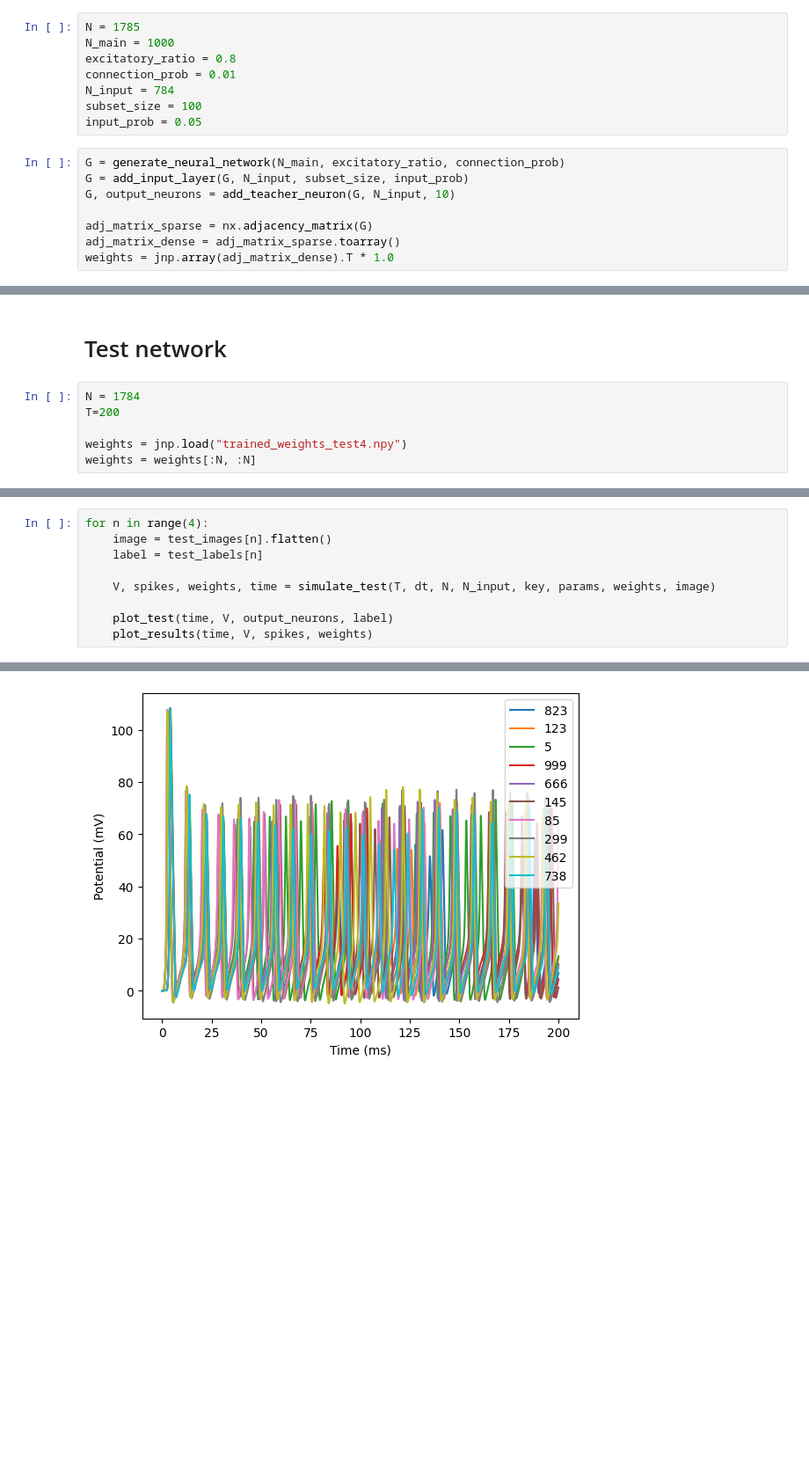
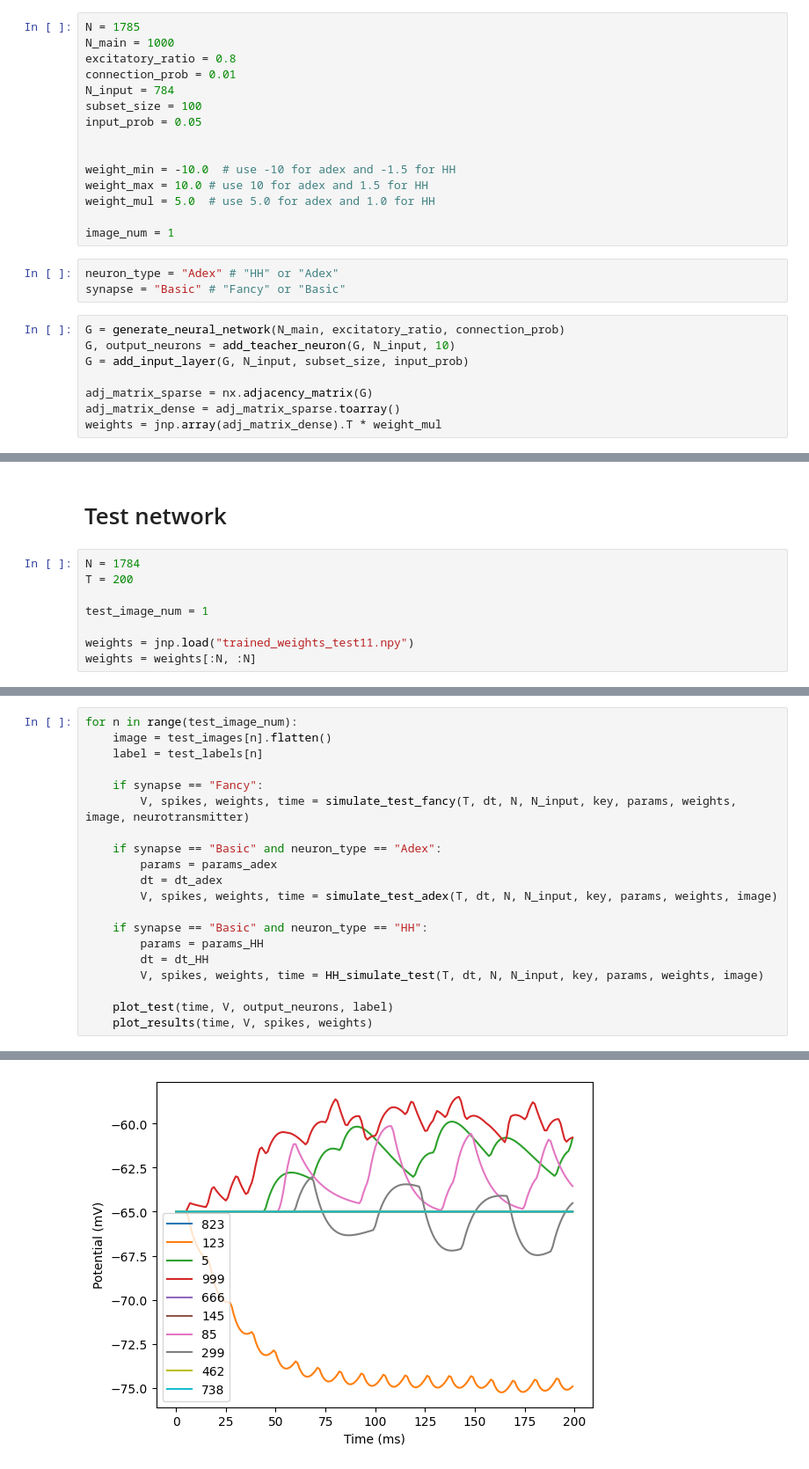
Before and after one commit to ivychad/NMC-Project, a Jupyter notebook: clean_net.ipynb, the cells around one changed output, grey strips where cells are left out. Shown at 88% size. Drawn from its saved outputs; the diff is of its cells as text; blank space fills up the shorter version.

Commit message:
clean up, fancy synapse, everything working

```diff
--- a/clean_net.ipynb
+++ b/clean_net.ipynb
@@ -533,12 +804,22 @@ connection_prob = 0.01
 N_input = 784
 subset_size = 100
 input_prob = 0.05
+
+
+weight_min = -10.0  # use -10 for adex and -1.5 for HH
+weight_max = 10.0 # use 10 for adex and 1.5 for HH
+weight_mul = 5.0  # use 5.0 for adex and 1.0 for HH
+
+image_num = 1
+# %%
+neuron_type = "Adex" # "HH" or "Adex"
+synapse = "Basic" # "Fancy" or "Basic"
 # %%
 G = generate_neural_network(N_main, excitatory_ratio, connection_prob)
+G, output_neurons = add_teacher_neuron(G, N_input, 10)
 G = add_input_layer(G, N_input, subset_size, input_prob)
-G, output_neurons = add_teacher_neuron(G, N_input, 10)
 
 adj_matrix_sparse = nx.adjacency_matrix(G)
 adj_matrix_dense = adj_matrix_sparse.toarray()
-weights = jnp.array(adj_matrix_dense).T * 1.0
+weights = jnp.array(adj_matrix_dense).T * weight_mul
 # %%
@@ -564,7 +858,9 @@ weights = jnp.array(adj_matrix_dense).T * 1.0
 # Test network
 # %%
 N = 1784
-T=200
+T = 200
 
-weights = jnp.load("trained_weights_test4.npy")
+test_image_num = 1
+
+weights = jnp.load("trained_weights_test11.npy")
 weights = weights[:N, :N]
@@ -588,9 +867,20 @@ plt.scatter(np.arange(0,1785,1), weights_old[:,200])
 # %%
-for n in range(4):
+for n in range(test_image_num):
     image = test_images[n].flatten()
     label = test_labels[n]
 
-    V, spikes, weights, time = simulate_test(T, dt, N, N_input, key, params, weights, image)
+    if synapse == "Fancy":
+        V, spikes, weights, time = simulate_test_fancy(T, dt, N, N_input, key, params, weights, image, neurotransmitter)
+
+    if synapse == "Basic" and neuron_type == "Adex":
+        params = params_adex
+        dt = dt_adex
+        V, spikes, weights, time = simulate_test_adex(T, dt, N, N_input, key, params, weights, image)
+
+    if synapse == "Basic" and neuron_type == "HH":
+        params = params_HH
+        dt = dt_HH
+        V, spikes, weights, time = HH_simulate_test(T, dt, N, N_input, key, params, weights, image)
 
     plot_test(time, V, output_neurons, label)
     plot_results(time, V, spikes, weights)
@@ -600 +890 @@ for n in range(4):
-[figure, old version]
+[figure, new version]
```
Also changed, not shown: parts of 34 cells of this notebook, 11 other files.
